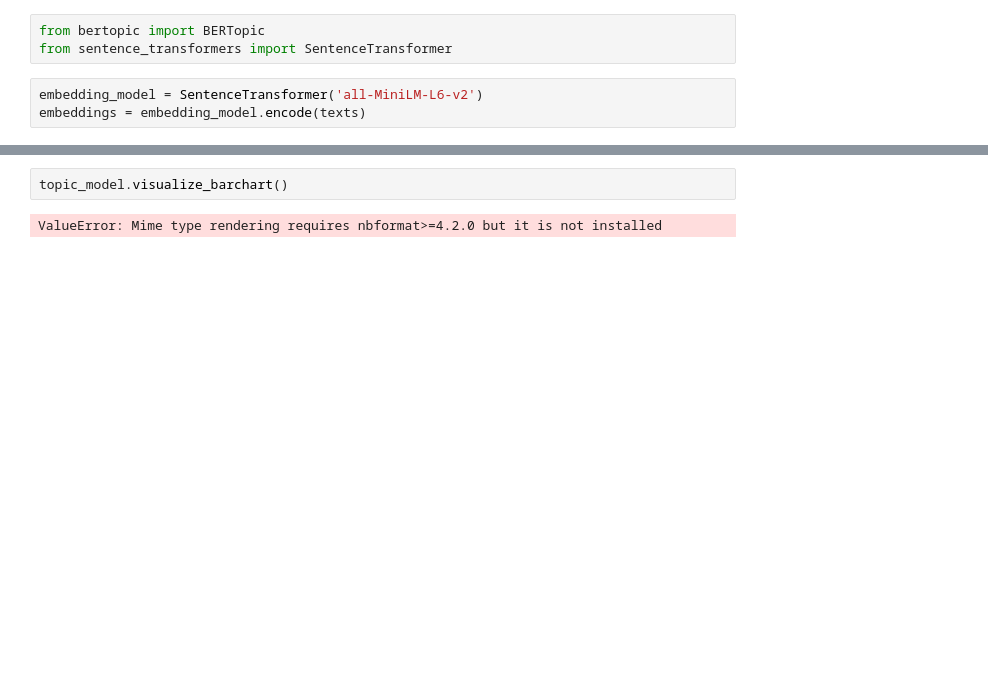
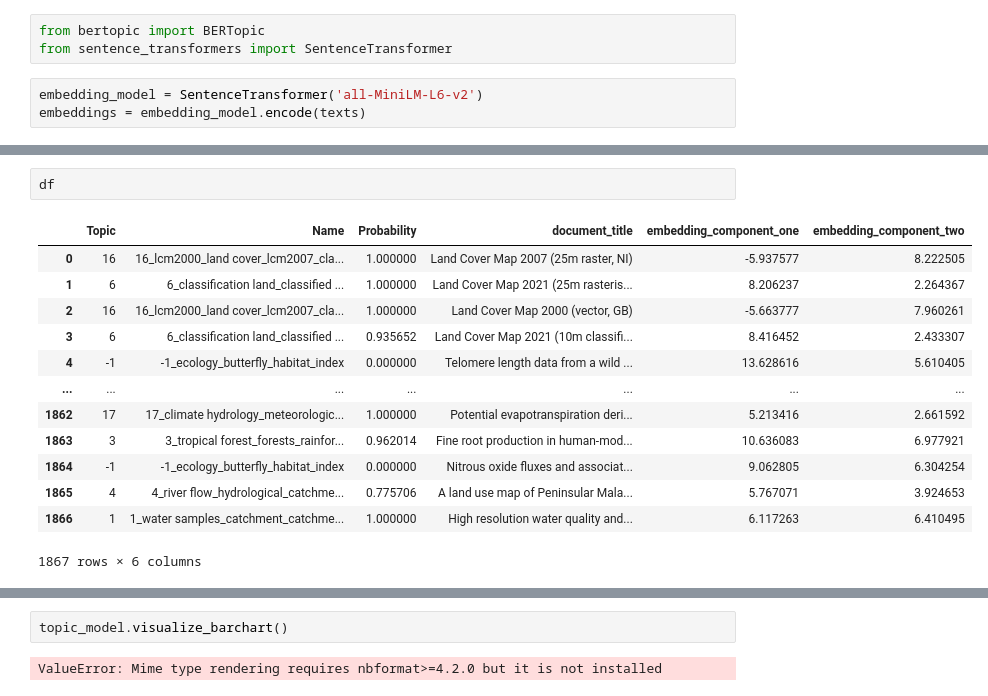
Before and after one commit to NERC-CEH/discoverability, a Jupyter notebook: bert_topic_example.ipynb, the cells around one changed output, grey strips where cells are left out. Drawn from its saved outputs; the diff is of its cells as text; blank space fills up the shorter version.

```diff
--- a/bert_topic_example.ipynb
+++ b/bert_topic_example.ipynb
@@ -62,0 +75,16 @@ topic_model.get_topic_info()
+# %%
+df
+# %% [output]
+|  | Topic | Name | Probability | document_title | embedding_component_one | embedding_component_two |
+| 0 | 16 | 16_lcm2000_land cover_lcm2007_cla... | 1.000000 | Land Cover Map 2007 (25m raster, NI) | -5.937577 | 8.222505 |
+| 1 | 6 | 6_classification land_classified ... | 1.000000 | Land Cover Map 2021 (25m rasteris... | 8.206237 | 2.264367 |
+| 2 | 16 | 16_lcm2000_land cover_lcm2007_cla... | 1.000000 | Land Cover Map 2000 (vector, GB) | -5.663777 | 7.960261 |
+| 3 | 6 | 6_classification land_classified ... | 0.935652 | Land Cover Map 2021 (10m classifi... | 8.416452 | 2.433307 |
+| 4 | -1 | -1_ecology_butterfly_habitat_index | 0.000000 | Telomere length data from a wild ... | 13.628616 | 5.610405 |
+| ... | ... | ... | ... | ... | ... | ... |
+| 1862 | 17 | 17_climate hydrology_meteorologic... | 1.000000 | Potential evapotranspiration deri... | 5.213416 | 2.661592 |
+| 1863 | 3 | 3_tropical forest_forests_rainfor... | 0.962014 | Fine root production in human-mod... | 10.636083 | 6.977921 |
+| 1864 | -1 | -1_ecology_butterfly_habitat_index | 0.000000 | Nitrous oxide fluxes and associat... | 9.062805 | 6.304254 |
+| 1865 | 4 | 4_river flow_hydrological_catchme... | 0.775706 | A land use map of Peninsular Mala... | 5.767071 | 3.924653 |
+| 1866 | 1 | 1_water samples_catchment_catchme... | 1.000000 | High resolution water quality and... | 6.117263 | 6.410495 |
+1867 rows × 6 columns
```
Also changed, not shown: parts of 5 cells of this notebook, 1 other file.
